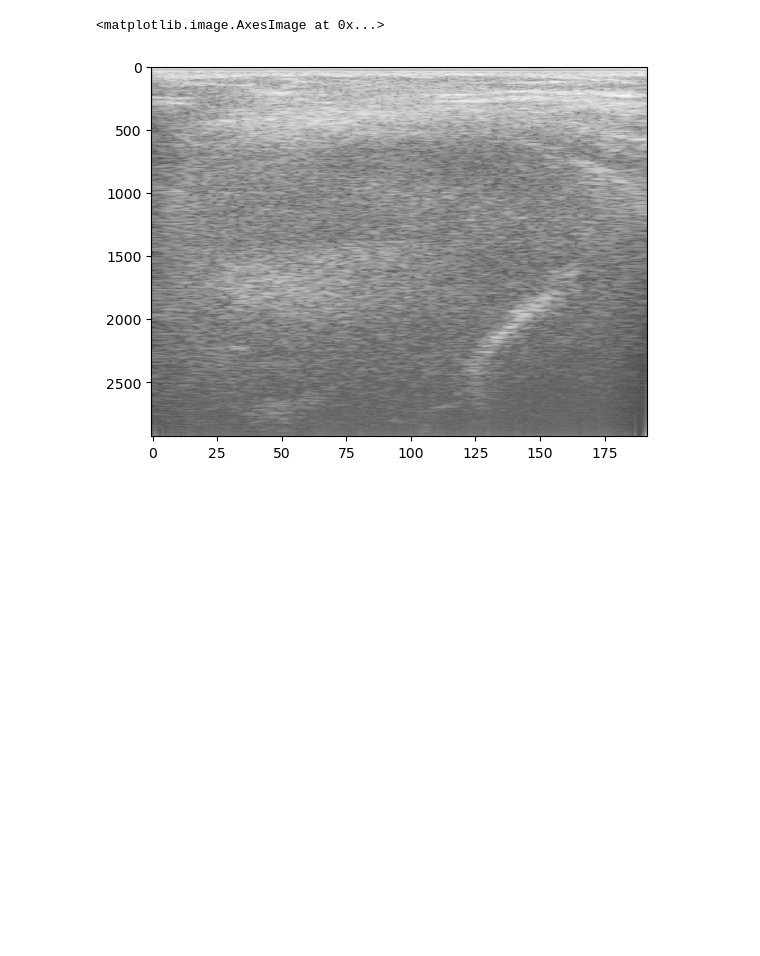
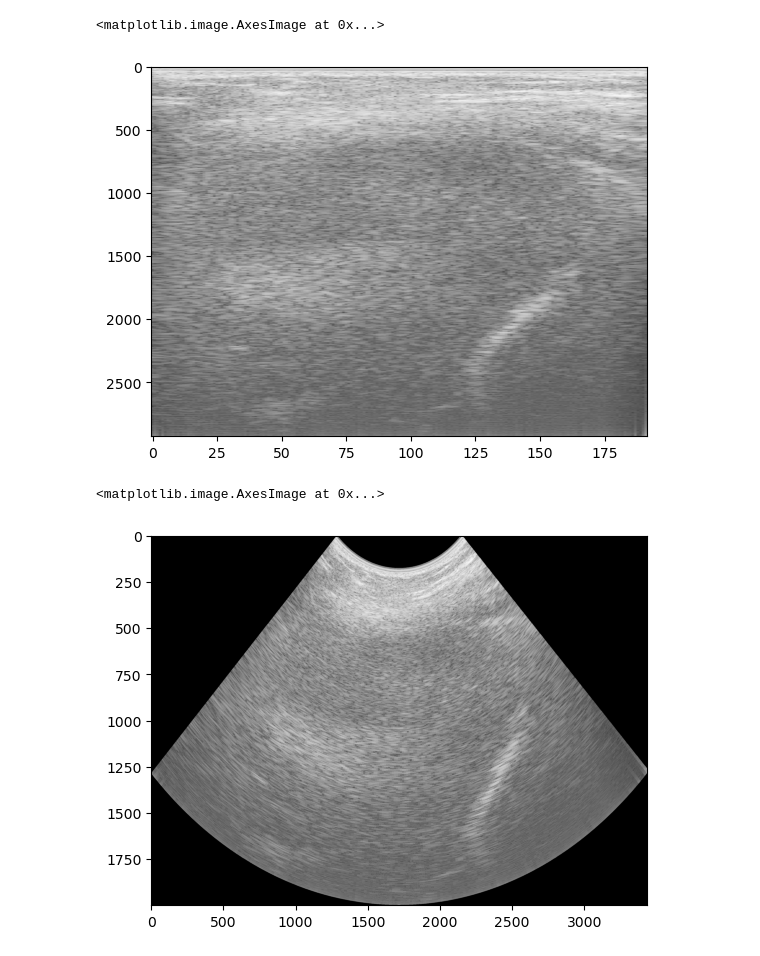
Before and after one commit to azifan/Qultra, a Jupyter notebook: src/Parsers/clarius.ipynb, the cells around one changed output. Drawn from its saved outputs; the diff is of its cells as text; code cells hidden in the pictures; blank space fills up the shorter version.

Commit message:
scan conversion implemented

```diff
--- a/src/Parsers/clarius.ipynb
+++ b/src/Parsers/clarius.ipynb
@@ -85,6 +46,0 @@ ValueError: array is too big; `arr.size * arr.dtype.itemsize` is larger than the
-# %%
-hdr_info = ("id", "frames", "lines", "samples", "samplesize")
-hdr, timestamps, data = {}, None, None
-with open(file_path, "rb") as f:
-    for info in hdr_info:
-        hdr[info] = int.from_bytes(f.read(4), byteorder="little")
@@ -289,7 +237,7 @@ def convert_env_to_rf_ntgc(x, linear_tgc_matrix):
     y = y / linear_tgc_matrix
     return y
 
-def PRead_Clarius_TGC_Correct(filename: str, tgc_path: str, version="6.0.3", isPhantom=False):
+def PRead_Clarius_TGC_Correct(filename: str, tgc_path: str, info_path: str, version="6.0.3", isPhantom=False):
     """Read RF data contained in Clarius file
     Args:
         filename (string)): where is the Clarius file
@@ -373,14 +321,23 @@ def PRead_Clarius_TGC_Correct(filename: str, tgc_path: str, version="6.0.3", isP
     # rf_atgc, rf_dtgc, rf_ntgc, dataEnv, dB_tgc_matrix = checkLengthEnvRF(rf_atgc,rf_dtgc,rf_ntgc,dataEnv,dB_tgc_matrix)
     linear_tgc_matrix = linear_tgc_matrix[0:dB_tgc_matrix.shape[0],0:dB_tgc_matrix.shape[1],0:dB_tgc_matrix.shape[2]]
 
+    info = {}
+    with open(info_path, 'r') as file:
+        data = yaml.safe_load(file)
+    info["radius"] = data["probe"]["radius"]
+    info["tx"] = float(data["transmit frequency"][:-3])
+    info["depthmm"] = float(data["imaging depth"][:-2])
+    info["samplingrate"] = int(data["sampling rate"][:-3])
+
     # dataEnvL = convert_env_to_rf_ntgc(data, linear_tgc_matrix) # Linear scale env data without tgc, used in statmaps env
 
-    return rf_atgc, rf_dtgc, rf_ntgc ,dB_tgc_matrix
+    return rf_atgc, rf_dtgc, rf_ntgc ,dB_tgc_matrix, info
 # %%
 rf_path = Path('/Users/davidspector/Documents/f2540449-af21-4e92-aef6-45ecfd28dd6f/2024-11-01T11-36-16+0000_rf.raw')
 rf_tgc_path = '/Users/davidspector/Documents/f2540449-af21-4e92-aef6-45ecfd28dd6f/2024-11-01T11-36-16+0000_env.tgc.yml'
+info_path = '/Volumes/CREST Data/David_S_Data/Clarius_RF_Data/a896ef50-1922-4df2-8995-a57b5a46d800/2024-10-29T13-00-21+0000_rf.yml'
 
-rf_atgc, rf_dtgc, rf_ntgc ,dB_tgc_matrix = PRead_Clarius_TGC_Correct(f"{rf_path}", rf_tgc_path)
+rf_atgc, rf_dtgc, rf_ntgc ,dB_tgc_matrix, info = PRead_Clarius_TGC_Correct(f"{rf_path}", rf_tgc_path, info_path)
 # %% [output]
 The number of missing timestamps for /Users/davidspector/Documents/f2540449-af21-4e92-aef6-45ecfd28dd6f/2024-11-01T11-36-16+0000_env.tgc.yml is: 30. Skipping this scan with current criteria.
 A default TGC matrix of size (192, 2928, 30) is generated.
@@ -398,3 +355,19 @@ plt.imshow(np.clip(bmode[:,:,20], a_min=0, a_max=255), aspect='auto', cmap='Grey
 # %% [output]
 <matplotlib.image.AxesImage at 0x...>
 [figure]
+# %%
+from src.Utils.parserTools import scanConvert
+
+tilt=0
+info["radius"] = data["probe"]["radius"]
+info["tx"] = float(data["transmit frequency"][:-3])
+width = info["radius"].__int__() * 2
+endDepth = info["depthmm"]/1000 #m
+startDepth = endDepth/4 #m
+info["samplingrate"] = int(data["sampling rate"][:-3])
+scBmodeStruct, hCm1, wCm1 = scanConvert(bmode[:,:,20], width, tilt, startDepth, endDepth, desiredHeight=2000)
+# %%
+plt.imshow(np.clip(scBmodeStruct.scArr, a_min=0, a_max=255), aspect='auto', cmap='Greys_r')
+# %% [output]
+<matplotlib.image.AxesImage at 0x...>
+[figure, added]
```
Also changed, not shown: parts of 6 cells of this notebook.
